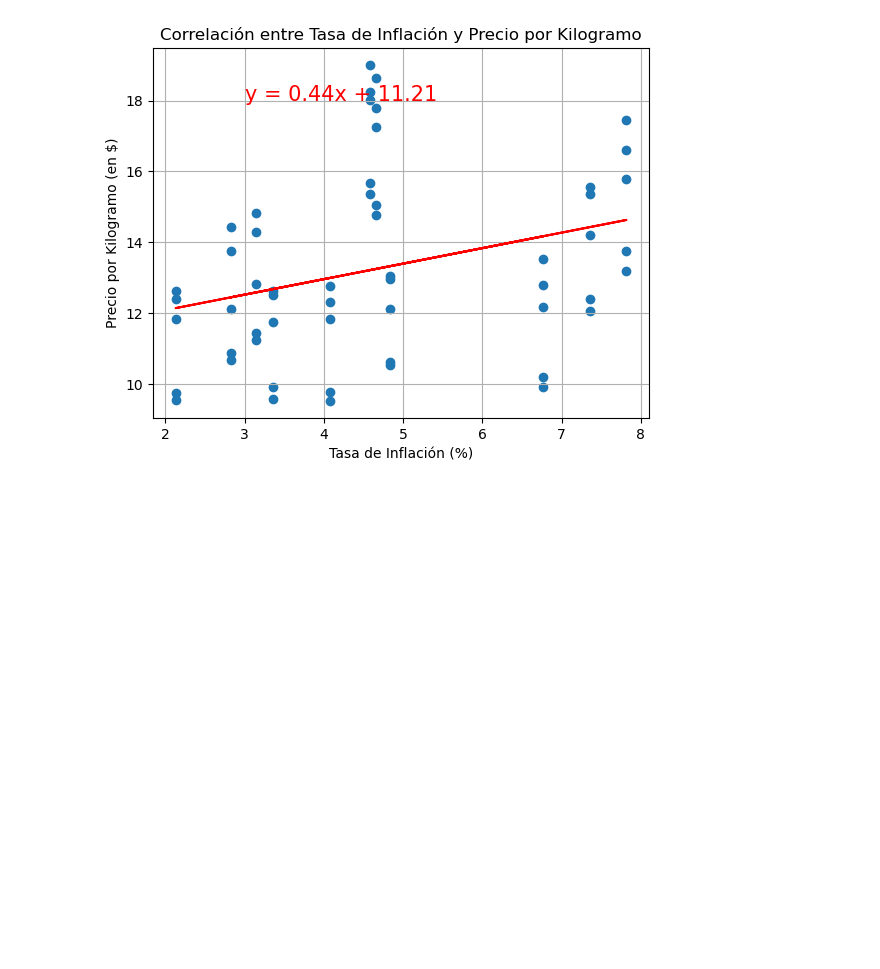
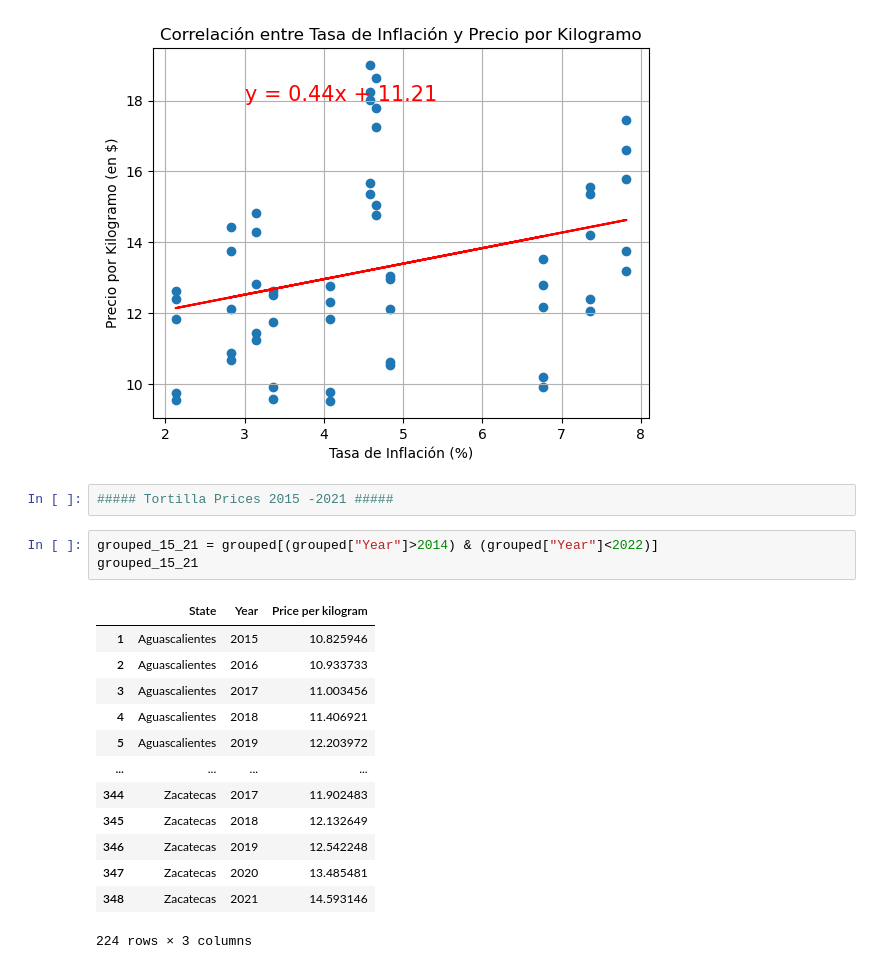
Before and after one commit to Josemarome/Project_1, a Jupyter notebook: Tortilla.ipynb, the cells around one changed output. Cells and saved outputs as stored; diff of their text form; blank space fills up the shorter version.

```diff
--- a/Tortilla.ipynb
+++ b/Tortilla.ipynb
@@ -454,3 +454,22 @@ plt.show()
 # %% [output]
 R squared: 0.09498412288660633
 [figure]
+# %%
+##### Tortilla Prices 2015 -2021 #####
+# %%
+grouped_15_21 = grouped[(grouped["Year"]>2014) & (grouped["Year"]<2022)]
+grouped_15_21
+# %% [output]
+|  | State | Year | Price per kilogram |
+| 1 | Aguascalientes | 2015 | 10.825946 |
+| 2 | Aguascalientes | 2016 | 10.933733 |
+| 3 | Aguascalientes | 2017 | 11.003456 |
+| 4 | Aguascalientes | 2018 | 11.406921 |
+| 5 | Aguascalientes | 2019 | 12.203972 |
+| ... | ... | ... | ... |
+| 344 | Zacatecas | 2017 | 11.902483 |
+| 345 | Zacatecas | 2018 | 12.132649 |
+| 346 | Zacatecas | 2019 | 12.542248 |
+| 347 | Zacatecas | 2020 | 13.485481 |
+| 348 | Zacatecas | 2021 | 14.593146 |
+224 rows × 3 columns
```
Also changed, not shown: parts of 7 cells of this notebook, 2 other files.
